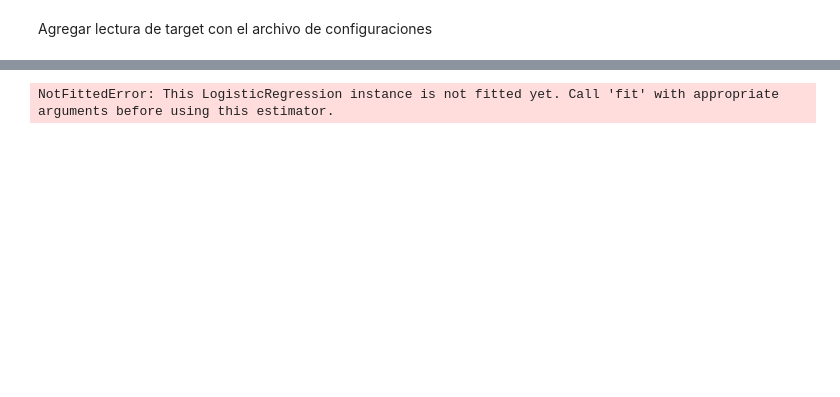
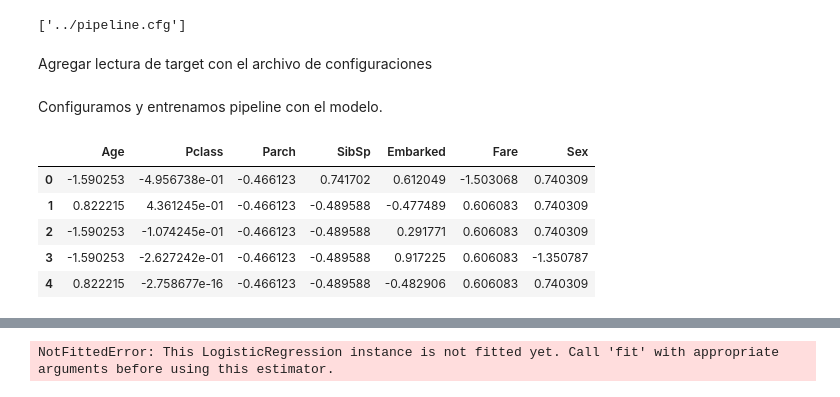
Before and after one commit to prengsen/titanic-for-production, a Jupyter notebook: notebooks/train_pipeline.ipynb, the cells around one changed output, grey strips where cells are left out. Drawn from its saved outputs; the diff is of its cells as text; code cells hidden in the pictures; blank space fills up the shorter version.

Commit message:
pipeline previo a entrenamiento

```diff
--- a/notebooks/train_pipeline.ipynb
+++ b/notebooks/train_pipeline.ipynb
@@ -4,9 +5,14 @@ import pickle
 # %%
-train_data = pd.read_csv('../data/processed/features_for_models.csv')
-test_data = pd.read_csv('../data/processed/test_dataset.csv')
+train_data = pd.read_csv('../data/raw/train.csv')
+test_data = pd.read_csv('../data/raw/test.csv')
 # %%
 with open('../artifacts/pipeline.pkl', 'rb') as f:
     titanic_survived_model = pickle.load(f)
+# %%
+config = configparser.ConfigParser()
+config.read('../pipeline.cfg')
+# %% [output]
+['../pipeline.cfg']
 # %%
 from sklearn.ensemble import RandomForestClassifier
 from sklearn.linear_model import LogisticRegression
@@ -17,5 +24,20 @@ Agregar lectura de target con el archivo de configuraciones
 x_features = train_data.drop(labels=['Survived'], axis=1)
 y_target = train_data['Survived']
 
-x_features_test = test_data.drop(labels=['Survived'], axis=1)
-y_target_test = test_data['Survived']
+x_train, x_test, y_train, y_test = train_test_split(x_features, y_target, test_size=0.15, shuffle=True, random_state=2025)
+# %% [markdown]
+Configuramos y entrenamos pipeline con el modelo.
+# %%
+drop_vars = list(config.get('GENERAL', 'VARS_TO_DROP').split(', '))
+# %%
+x_features_train = titanic_survived_model.fit_transform(x_train)
+col_names = list(set(x_train.columns).difference(set(drop_vars)))
+df_features_train = pd.DataFrame(x_features_train, columns=col_names)
+df_features_train.head()
+# %% [output]
+|  | Age | Pclass | Parch | SibSp | Embarked | Fare | Sex |
+| 0 | -1.590253 | -4.956738e-01 | -0.466123 | 0.741702 | 0.612049 | -1.503068 | 0.740309 |
+| 1 | 0.822215 | 4.361245e-01 | -0.466123 | -0.489588 | -0.477489 | 0.606083 | 0.740309 |
+| 2 | -1.590253 | -1.074245e-01 | -0.466123 | -0.489588 | 0.291771 | 0.606083 | 0.740309 |
+| 3 | -1.590253 | -2.627242e-01 | -0.466123 | -0.489588 | 0.917225 | 0.606083 | -1.350787 |
+| 4 | 0.822215 | -2.758677e-16 | -0.466123 | -0.489588 | -0.482906 | 0.606083 | 0.740309 |
```
Also changed, not shown: parts of 7 cells of this notebook, 3 other files.
